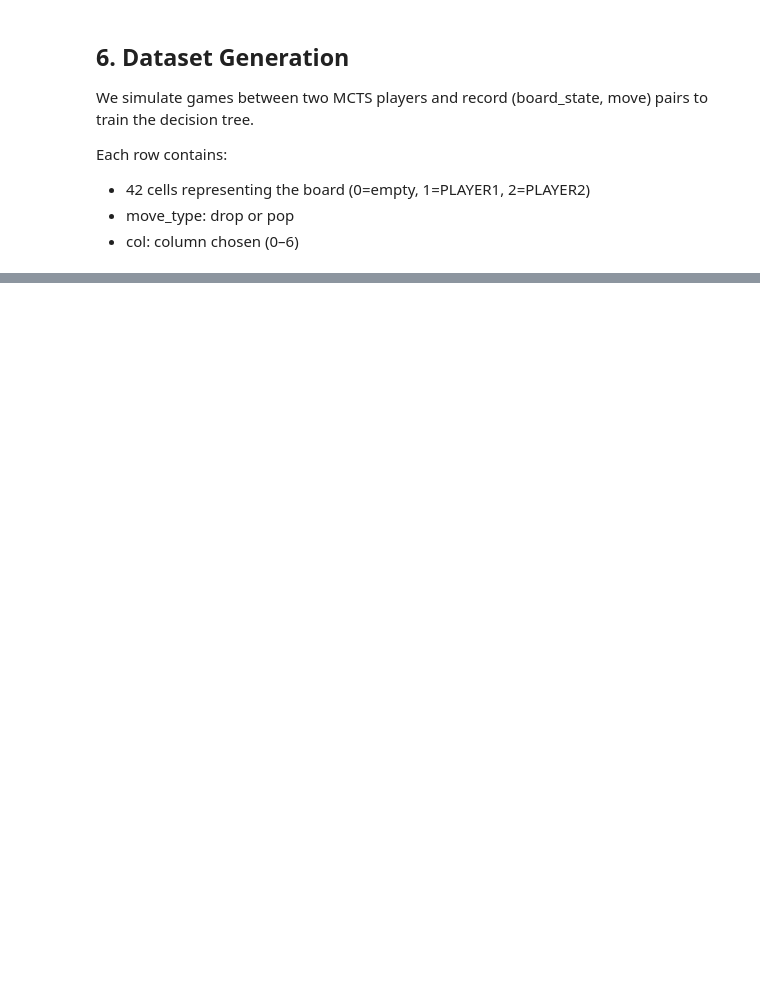
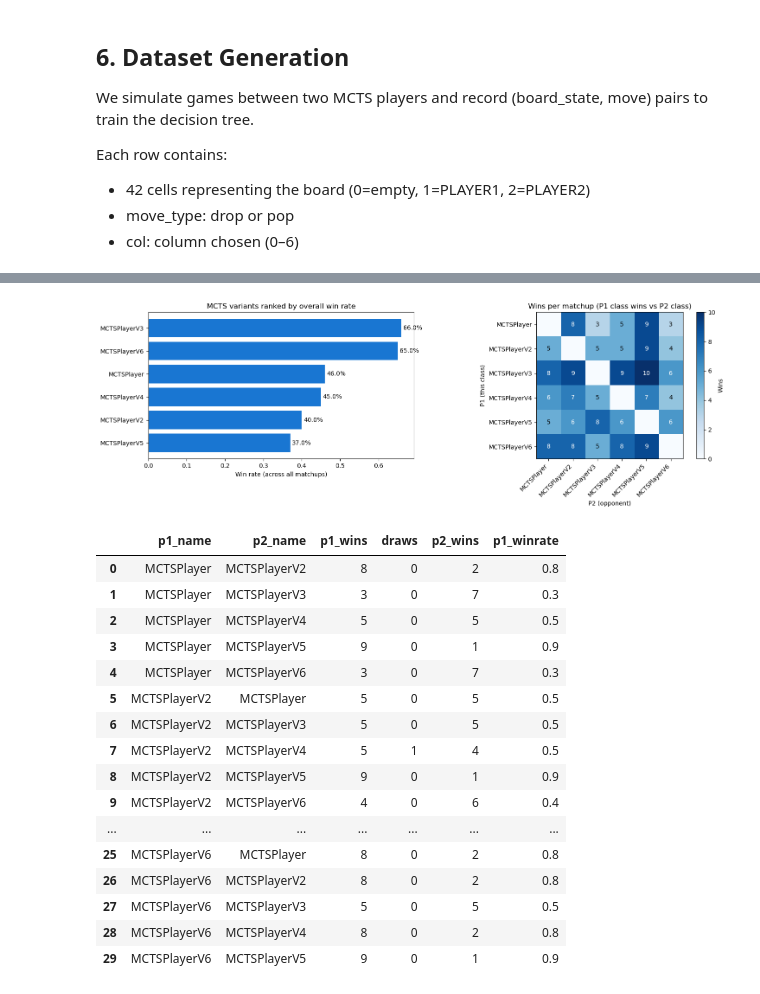
Before and after one commit to imorlxs/popout, a Jupyter notebook: notebook.ipynb, the cells around one changed output, grey strips where cells are left out. Saved outputs shown, nothing was run; the diff lists cells and outputs as text; code cells hidden in the pictures; blank space fills up the shorter version.

```diff
--- a/notebook.ipynb
+++ b/notebook.ipynb
@@ -132,0 +191,6 @@ df.head()
+# %%
+mcts_results = evaluate_mcts(num_games=10, iterations=2000)
+
+# Overall ranking - answer to "which MCTS is best?"
+ranking_df = pd.DataFrame(mcts_results["totals"])
+ranking_df
@@ -132,0 +222,57 @@ df.head()
+# %%
+import numpy as np
+
+fig, (ax1, ax2) = plt.subplots(1, 2, figsize=(15, 5))
+
+# --- Left: ranking bar chart ---
+ax1.barh(ranking_df["player"], ranking_df["winrate"], color="#1976d2")
+ax1.set_xlabel("Win rate (across all matchups)")
+ax1.set_title("MCTS variants ranked by overall win rate")
+ax1.invert_yaxis()
+for i, (p, w) in enumerate(zip(ranking_df["player"], ranking_df["winrate"])):
+    ax1.text(w + 0.005, i, f"{w:.1%}", va="center")
+
+# --- Right: win matrix heatmap (row = P1 class, col = P2 class) ---
+wm = mcts_results["win_matrix"]
+names = list(wm.keys())
+matrix = np.array([[wm[r][c] for c in names] for r in names])
+
+im = ax2.imshow(matrix, cmap="Blues")
+ax2.set_xticks(range(len(names)))
+ax2.set_yticks(range(len(names)))
+ax2.set_xticklabels(names, rotation=45, ha="right")
+ax2.set_yticklabels(names)
+ax2.set_xlabel("P2 (opponent)")
+ax2.set_ylabel("P1 (this class)")
+ax2.set_title("Wins per matchup (P1 class wins vs P2 class)")
+for i in range(len(names)):
+    for j in range(len(names)):
+        if i != j:
+            ax2.text(j, i, int(matrix[i][j]), ha="center", va="center",
+                     color="white" if matrix[i][j] > matrix.max() / 2 else "black")
+plt.colorbar(im, ax=ax2, label="Wins")
+
+plt.tight_layout()
+plt.show()
+
+# Detailed per-matchup breakdown
+pd.DataFrame(mcts_results["matchups"])
+# %% [output]
+[figure, added]
+|  | p1_name | p2_name | p1_wins | draws | p2_wins | p1_winrate |
+| 0 | MCTSPlayer | MCTSPlayerV2 | 8 | 0 | 2 | 0.8 |
+| 1 | MCTSPlayer | MCTSPlayerV3 | 3 | 0 | 7 | 0.3 |
+| 2 | MCTSPlayer | MCTSPlayerV4 | 5 | 0 | 5 | 0.5 |
+| 3 | MCTSPlayer | MCTSPlayerV5 | 9 | 0 | 1 | 0.9 |
+| 4 | MCTSPlayer | MCTSPlayerV6 | 3 | 0 | 7 | 0.3 |
+| 5 | MCTSPlayerV2 | MCTSPlayer | 5 | 0 | 5 | 0.5 |
+| 6 | MCTSPlayerV2 | MCTSPlayerV3 | 5 | 0 | 5 | 0.5 |
+| 7 | MCTSPlayerV2 | MCTSPlayerV4 | 5 | 1 | 4 | 0.5 |
+| 8 | MCTSPlayerV2 | MCTSPlayerV5 | 9 | 0 | 1 | 0.9 |
+| 9 | MCTSPlayerV2 | MCTSPlayerV6 | 4 | 0 | 6 | 0.4 |
+| ... | ... | ... | ... | ... | ... | ... |
+| 25 | MCTSPlayerV6 | MCTSPlayer | 8 | 0 | 2 | 0.8 |
+| 26 | MCTSPlayerV6 | MCTSPlayerV2 | 8 | 0 | 2 | 0.8 |
+| 27 | MCTSPlayerV6 | MCTSPlayerV3 | 5 | 0 | 5 | 0.5 |
+| 28 | MCTSPlayerV6 | MCTSPlayerV4 | 8 | 0 | 2 | 0.8 |
+| 29 | MCTSPlayerV6 | MCTSPlayerV5 | 9 | 0 | 1 | 0.9 |
```
Also changed, not shown: parts of 17 cells of this notebook, 2 other files.
